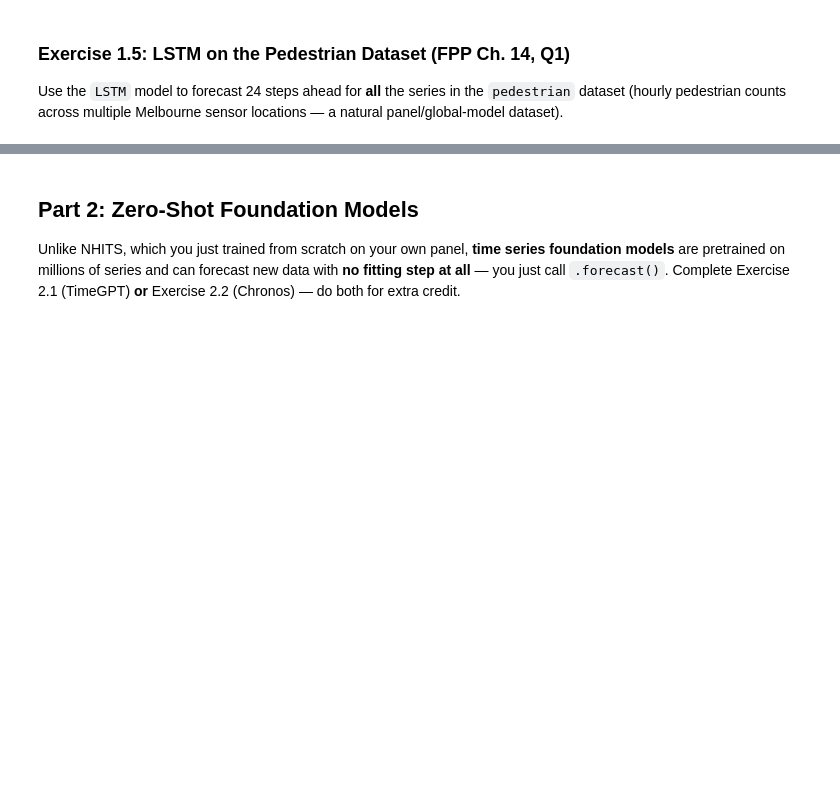
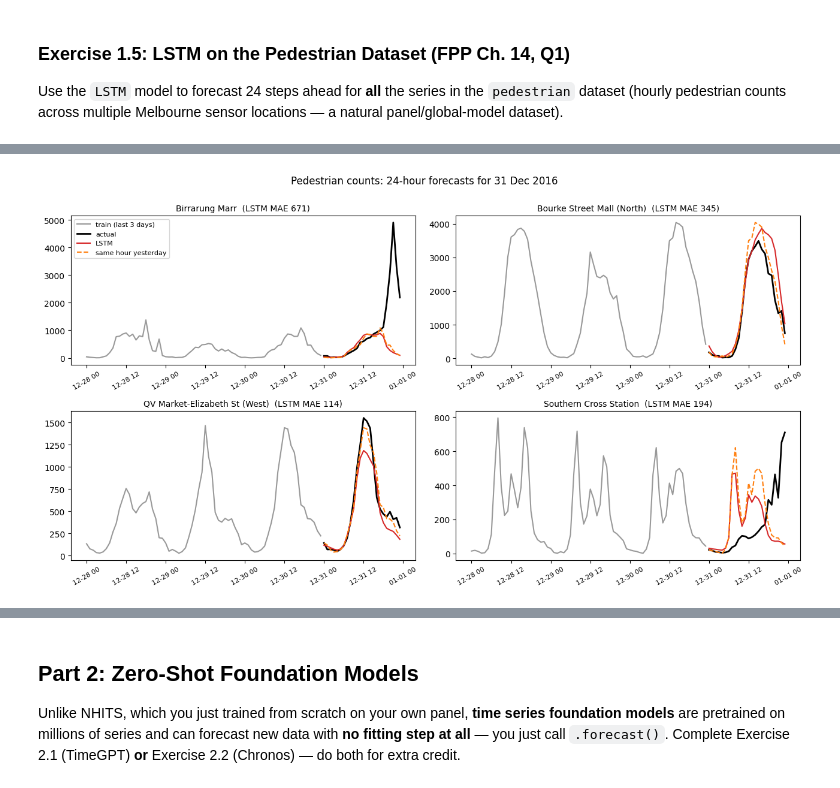
Before and after one commit to VickyGuo0907/DSE6230-forecasting-class-course-materials, a Jupyter notebook: assignments/week05_assignment.ipynb, the cells around one changed output, grey strips where cells are left out. Saved outputs shown, nothing was run; the diff lists cells and outputs as text; code cells hidden in the pictures; blank space fills up the shorter version.

```diff
--- a/assignments/week05_assignment.ipynb
+++ b/assignments/week05_assignment.ipynb
@@ -61,0 +426,13 @@ from neuralforecast import NeuralForecast
+# %%
+
+# Score against the held-out day, with same-hour-yesterday and same-hour-last-week baselines
+sn_ped = StatsForecast(models=[SeasonalNaive(season_length=24, alias="Naive_yesterday"),
+                               SeasonalNaive(season_length=168, alias="Naive_lastweek")],
+                       freq="h").forecast(df=ped_train, h=h_ped)
+ped_ev = ped_test.merge(lstm_fc, on=["unique_id", "ds"]).merge(sn_ped, on=["unique_id", "ds"])
+
+ped_models = ["LSTM", "Naive_yesterday", "Naive_lastweek"]
+ped_mae = pd.DataFrame({c: (ped_ev["y"] - ped_ev[c]).abs().groupby(ped_ev["unique_id"]).mean() for c in ped_models})
+ped_mae.loc["Average"] = ped_mae.mean()
+print("MAE (pedestrians per hour):")
+ped_mae.round(0)
@@ -62,3 +448,19 @@ from neuralforecast import NeuralForecast
+# %%
+fig, axes = plt.subplots(2, 2, figsize=(13, 7))
+for ax, (uid, g) in zip(axes.flat, ped_ev.groupby("unique_id")):
+    hist = ped_train[ped_train["unique_id"] == uid].tail(72)
+    ax.plot(hist["ds"], hist["y"], color="0.6", label="train (last 3 days)")
+    ax.plot(g["ds"], g["y"], color="black", lw=2, label="actual")
+    ax.plot(g["ds"], g["LSTM"], color="tab:red", label="LSTM")
+    ax.plot(g["ds"], g["Naive_yesterday"], color="tab:orange", ls="--", label="same hour yesterday")
+    ax.set_title(f"{uid}  (LSTM MAE {ped_mae.loc[uid, 'LSTM']:.0f})", fontsize=10)
+    ax.tick_params(axis="x", labelrotation=30, labelsize=8)
+axes.flat[0].legend(fontsize=8)
+fig.suptitle("Pedestrian counts: 24-hour forecasts for 31 Dec 2016", y=1.0)
+fig.tight_layout()
+plt.show()
+# %% [output]
+[figure, added]
 # %% [markdown]
 ### Exercise 1.6: Conceptual — Hidden Layers
 Explain the role of "hidden layers" in a Multilayer Perceptron (MLP). How does increasing the number of layers affect model capacity and the risk of overfitting?
```
Also changed, not shown: parts of 25 cells of this notebook.
